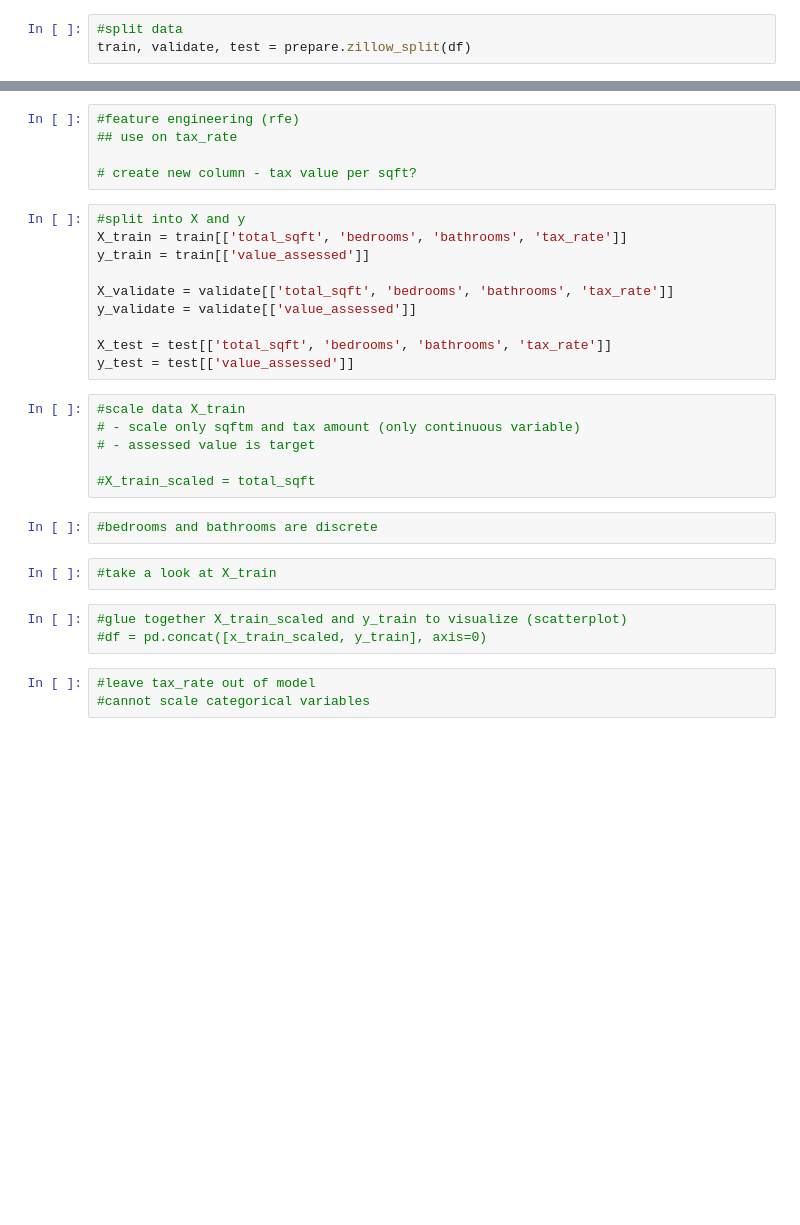
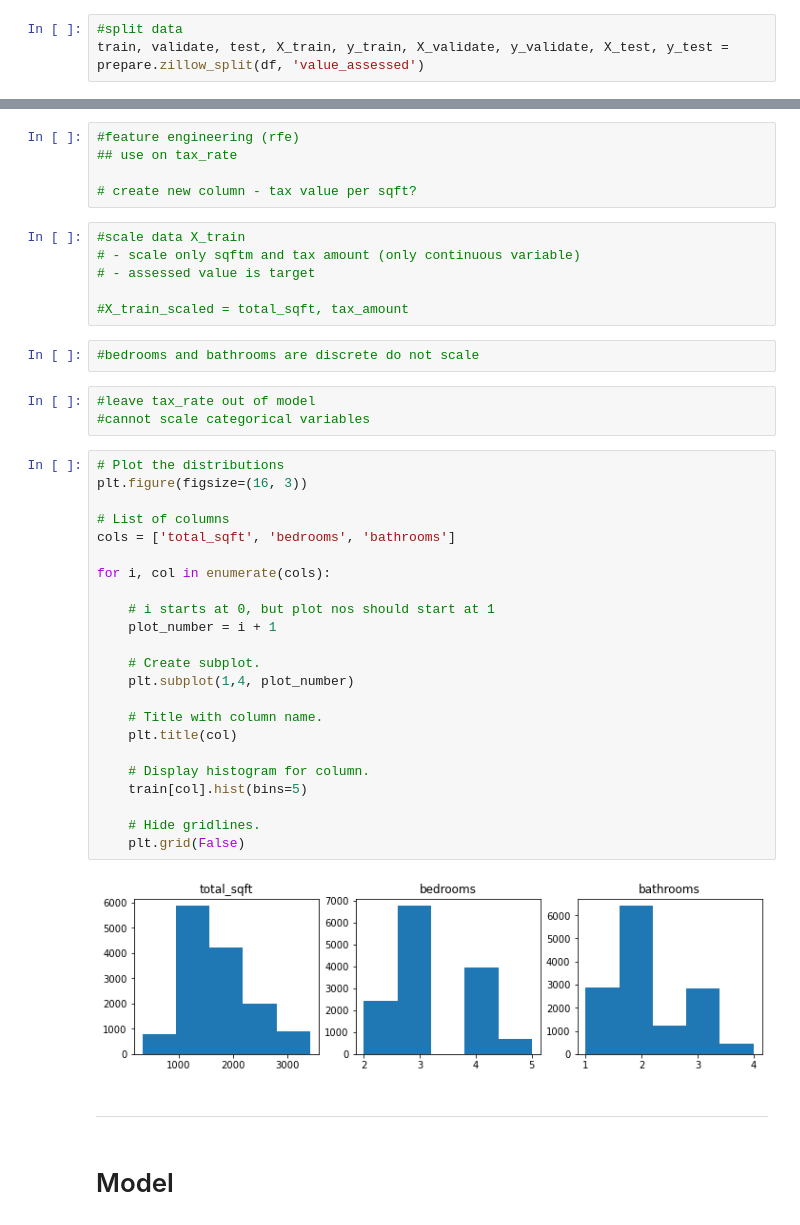
Before and after one commit to natasharivers/Zillow_Regression_Project, a Jupyter notebook: Initial Notebook.ipynb, the cells around one changed output, grey strips where cells are left out. Saved outputs shown, nothing was run; the diff lists cells and outputs as text; blank space fills up the shorter version.

Commit message:
visualize distributions

```diff
--- a/Initial Notebook.ipynb
+++ b/Initial Notebook.ipynb
@@ -388,7 +388,7 @@ dtypes: float64(8), int64(1)
 memory usage: 1.9 MB
 # %%
 #split data
-train, validate, test = prepare.zillow_split(df)
+train, validate, test, X_train, y_train, X_validate, y_validate, X_test, y_test = prepare.zillow_split(df, 'value_assessed')
 # %% [output]
 train -> (13790, 9)
 validate -> (5910, 9)
@@ -512,29 +519,43 @@ Because p 0.000000 < α  0.050000, we can reject our null hypothesis
 ## use on tax_rate
 
 # create new column - tax value per sqft?
-# %%
-#split into X and y
-X_train = train[['total_sqft', 'bedrooms', 'bathrooms', 'tax_rate']]
-y_train = train[['value_assessed']]
-
-X_validate = validate[['total_sqft', 'bedrooms', 'bathrooms', 'tax_rate']]
-y_validate = validate[['value_assessed']]
-
-X_test = test[['total_sqft', 'bedrooms', 'bathrooms', 'tax_rate']]
-y_test = test[['value_assessed']]
 # %%
 #scale data X_train
 # - scale only sqftm and tax amount (only continuous variable)
 # - assessed value is target
 
-#X_train_scaled = total_sqft
+#X_train_scaled = total_sqft, tax_amount
 # %%
-#bedrooms and bathrooms are discrete
+#bedrooms and bathrooms are discrete do not scale
-# %%
-#take a look at X_train
-# %%
-#glue together X_train_scaled and y_train to visualize (scatterplot)
-#df = pd.concat([x_train_scaled, y_train], axis=0)
 # %%
 #leave tax_rate out of model
 #cannot scale categorical variables
+# %%
+# Plot the distributions
+plt.figure(figsize=(16, 3))
+
+# List of columns
+cols = ['total_sqft', 'bedrooms', 'bathrooms']
+
+for i, col in enumerate(cols):
+
+    # i starts at 0, but plot nos should start at 1
+    plot_number = i + 1
+
+    # Create subplot.
+    plt.subplot(1,4, plot_number)
+
+    # Title with column name.
+    plt.title(col)
+
+    # Display histogram for column.
+    train[col].hist(bins=5)
+
+    # Hide gridlines.
+    plt.grid(False)
+# %% [output]
+[figure, added]
+# %% [markdown]
+<hr style="border:2px solid black"> </hr>
+# %% [markdown]
+# Model
```
Also changed, not shown: parts of 6 cells of this notebook.
